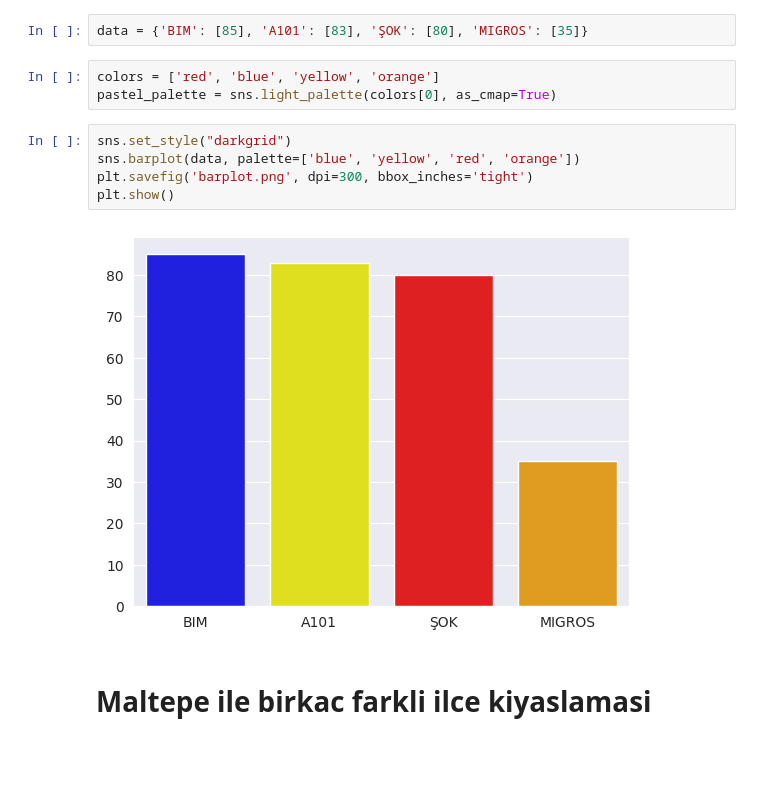
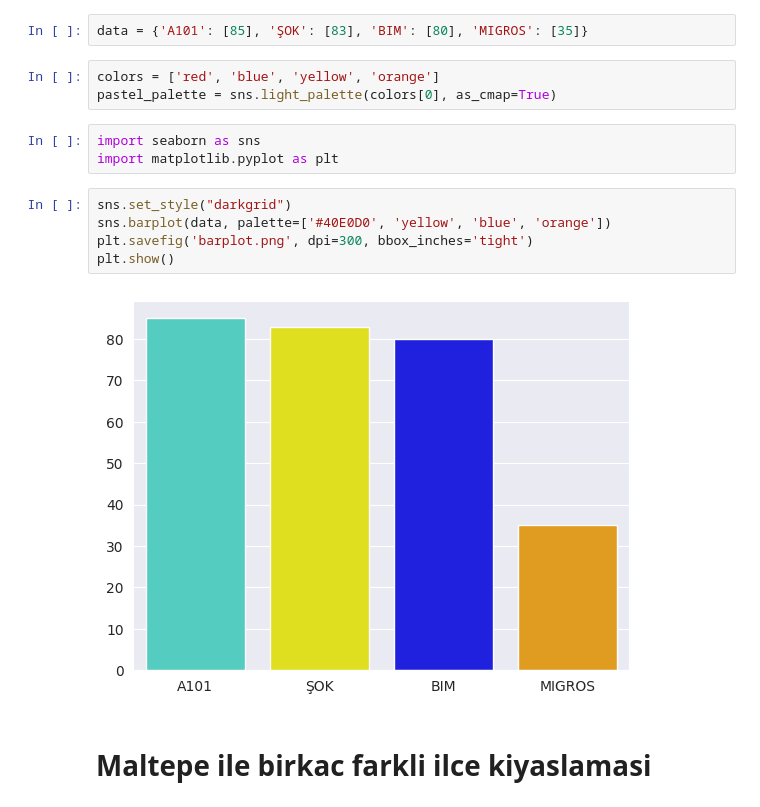
Before and after one commit to umutky/datascience_repo, a Jupyter notebook: bitirme_projesi.ipynb, the cells around one changed output. Drawn from its saved outputs; the diff is of its cells as text; blank space fills up the shorter version.

```diff
--- a/bitirme_projesi.ipynb
+++ b/bitirme_projesi.ipynb
@@ -584,17 +584,20 @@ B = 85
 C = 83
 Migros = 35
 # %%
-data = {'BIM': [85], 'A101': [83], 'ŞOK': [80], 'MIGROS': [35]}
+data = {'A101': [85], 'ŞOK': [83], 'BIM': [80], 'MIGROS': [35]}
 # %%
 colors = ['red', 'blue', 'yellow', 'orange']
 pastel_palette = sns.light_palette(colors[0], as_cmap=True)
+# %%
+import seaborn as sns
+import matplotlib.pyplot as plt
 # %%
 sns.set_style("darkgrid")
-sns.barplot(data, palette=['blue', 'yellow', 'red', 'orange'])
+sns.barplot(data, palette=['#40E0D0', 'yellow', 'blue', 'orange'])
 plt.savefig('barplot.png', dpi=300, bbox_inches='tight')
 plt.show()
 # %% [output]
-[figure, old version]
+[figure, new version]
 # %% [markdown]
 # Maltepe ile birkac farkli ilce kiyaslamasi
 # %%
```
Also changed, not shown: 1 other file.
